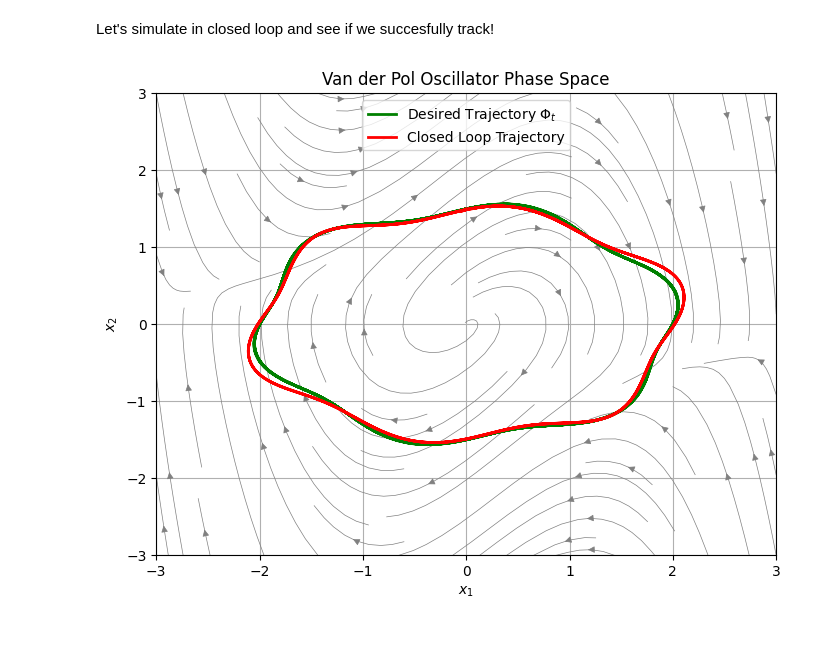
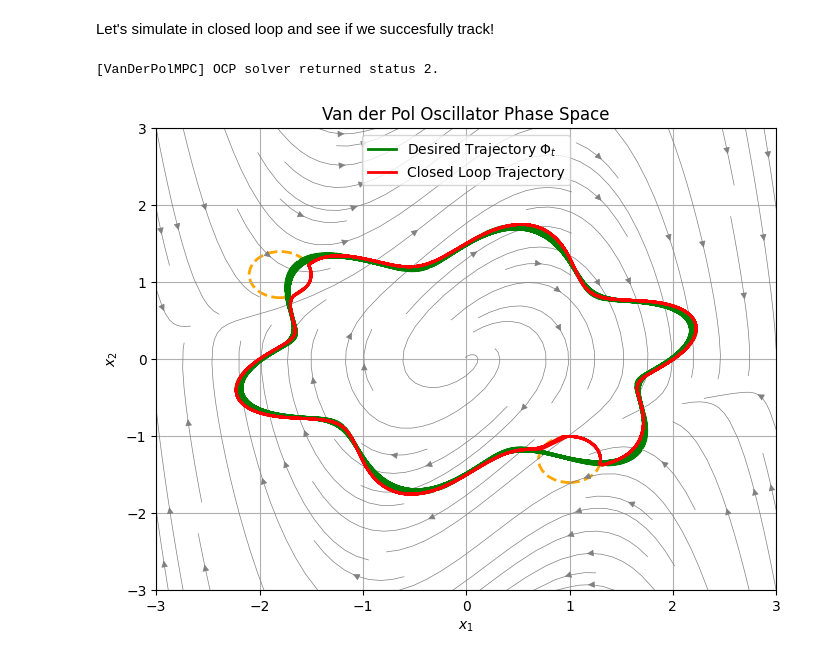
Before and after one commit to l-m-schroth/multi_fidelity_MPC_slow_fast, a Jupyter notebook: Van_der_pol_toy_problem.ipynb, the cells around one changed output. Cells and saved outputs as stored; diff of their text form; code cells hidden in the pictures.

```diff
--- a/Van_der_pol_toy_problem.ipynb
+++ b/Van_der_pol_toy_problem.ipynb
@@ -141,11 +141,11 @@ Create and visualize a simple trajectory that we want to track
 from plotting_utils import plot_phase_space
 
 def Phi_t(t):
-    omega_1 = 1  # Base ellipse frequency
+    omega_1 = 2  # Base ellipse frequency
     alpha_1 = 2  # Major axis length
     alpha_2 = 1.5  # Minor axis length
 
-    beta = 0.1  # Oscillation magnitude
+    beta = 0.3  # Oscillation magnitude
     nu = 6 * omega_1  # Frequency of normal oscillation
 
     # Base ellipse
@@ -182,19 +182,29 @@ from Van_der_pol_MPC import VanDerPolMPC, VanDerPolMPCOptions
 
 mpc_opts = VanDerPolMPCOptions(
     # dynamics
-    mu = mu,
-    epsilon_1 = epsilon_1,
-    epsilon_2 = epsilon_2,
-    epsilon_3 = epsilon_3,
-    epsilon_4 = epsilon_4,
-    d1 = d1,
-    d2 = d2,
-    d3 = d3,
+    mu=mu,
+    epsilon_1=epsilon_1,
+    epsilon_2=epsilon_2,
+    epsilon_3=epsilon_3,
+    epsilon_4=epsilon_4,
+    d1=d1,
+    d2=d2,
+    d3=d3,
 
-    # mpc options
-    N = 40,
-    step_size_list = [0.02]* 40,
-    switch_stage = 0
+    # MPC options
+    N=7,
+    step_size_list=[0.01] * 5 + [0.025] * 2,
+    switch_stage=5,
+
+    # Define two ellipses to avoid
+    ellipse_centers=np.array([
+        [-1.8, 1.1],  # Center of first ellipse
+        [1.0, -1.3]   # Center of second ellipse
+    ]),
+    ellipse_half_axes=np.array([
+        [0.3, 0.3],   # Half-axis lengths (a, b) for first ellipse
+        [0.3, 0.3]    # Half-axis lengths (a, b) for second ellipse
+    ])
 )
 mpc = VanDerPolMPC(mpc_opts, Phi_t)
 
@@ -238,9 +270,10 @@ Let's simulate in closed loop and see if we succesfully track!
 # %%
 from utils import simulate_closed_loop
 
 duration = 20
-x_traj, u_traj = simulate_closed_loop(x0, mpc, duration)
+x_traj, u_traj = simulate_closed_loop(x0, mpc, duration, sigma_noise=0.0)
 
 plot_phase_space(Phi_t, mpc, closed_loop_traj=x_traj)
 # %% [output]
+[VanDerPolMPC] OCP solver returned status 2.
-[figure, old version]
+[figure, new version]
```
Also changed, not shown: parts of 4 cells of this notebook, 18 other files.
